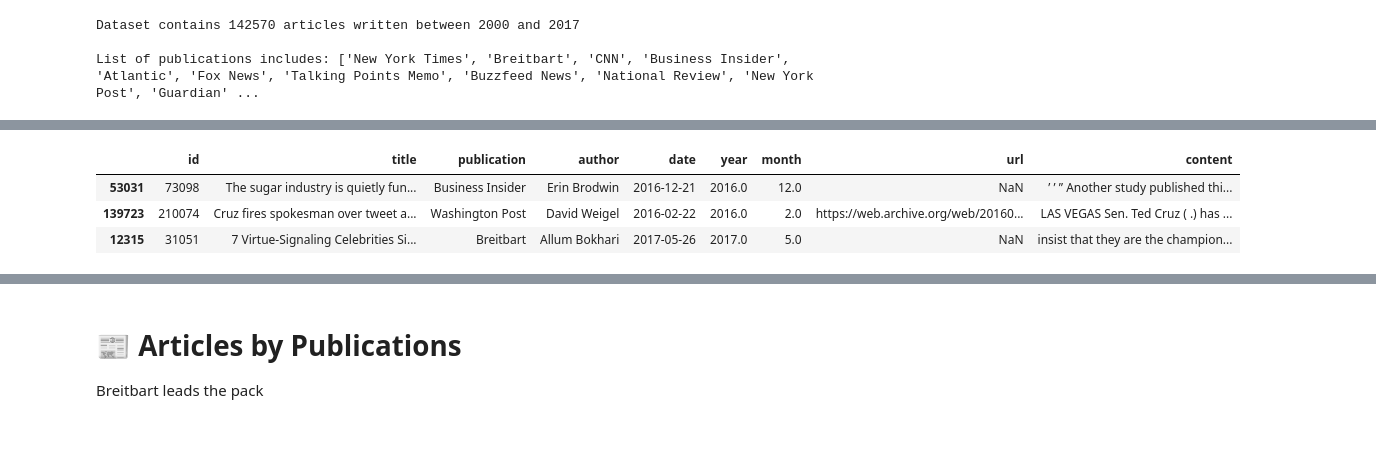
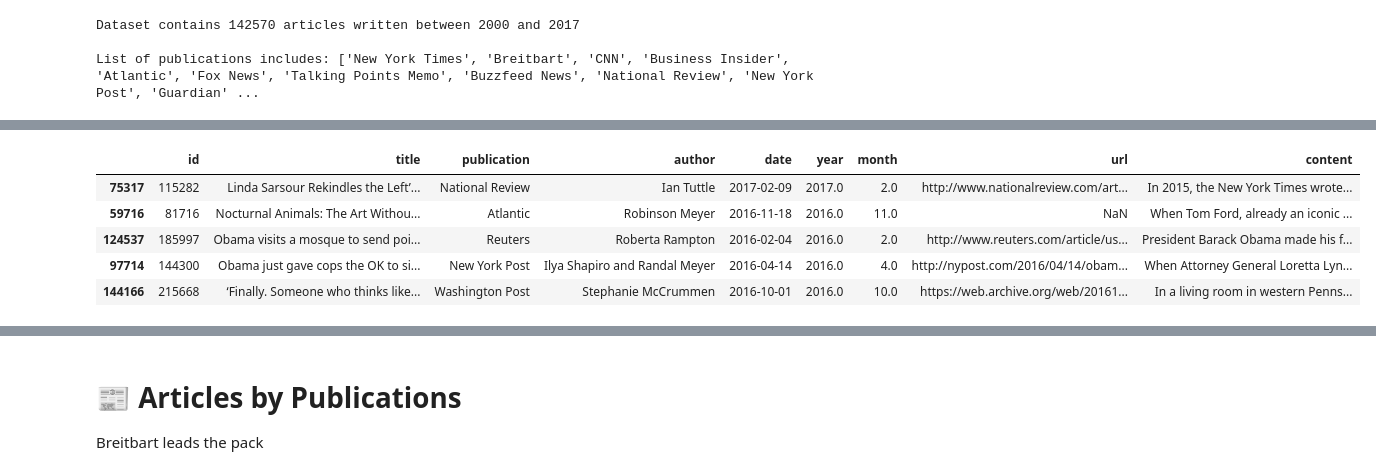
Before and after one commit to ValRCS/Digital_Discourse_ETH713_Fall_2020, a Jupyter notebook: analysis/news-outlets-climate-change.ipynb, the cells around one changed output, grey strips where cells are left out. Cells and saved outputs as stored; diff of their text form; code cells hidden in the pictures; blank space fills up the shorter version.

```diff
--- a/analysis/news-outlets-climate-change.ipynb
+++ b/analysis/news-outlets-climate-change.ipynb
@@ -32,7 +43,9 @@ List of publications includes: ['New York Times', 'Breitbart', 'CNN', 'Business
 # %%
-articles.sample(3)
+articles.sample(5)
 # %% [output]
 |  | id | title | publication | author | date | year | month | url | content |
-| 53031 | 73098 | The sugar industry is quietly fun... | Business Insider | Erin Brodwin | 2016-12-21 | 2016.0 | 12.0 | NaN | ’ ’ ” Another study published thi... |
-| 139723 | 210074 | Cruz fires spokesman over tweet a... | Washington Post | David Weigel | 2016-02-22 | 2016.0 | 2.0 | https://web.archive.org/web/20160... | LAS VEGAS Sen. Ted Cruz ( .) has ... |
-| 12315 | 31051 | 7 Virtue-Signaling Celebrities Si... | Breitbart | Allum Bokhari | 2017-05-26 | 2017.0 | 5.0 | NaN | insist that they are the champion... |
+| 75317 | 115282 | Linda Sarsour Rekindles the Left’... | National Review | Ian Tuttle | 2017-02-09 | 2017.0 | 2.0 | http://www.nationalreview.com/art... | In 2015, the New York Times wrote... |
+| 59716 | 81716 | Nocturnal Animals: The Art Withou... | Atlantic | Robinson Meyer | 2016-11-18 | 2016.0 | 11.0 | NaN | When Tom Ford, already an iconic ... |
+| 124537 | 185997 | Obama visits a mosque to send poi... | Reuters | Roberta Rampton | 2016-02-04 | 2016.0 | 2.0 | http://www.reuters.com/article/us... | President Barack Obama made his f... |
+| 97714 | 144300 | Obama just gave cops the OK to si... | New York Post | Ilya Shapiro and Randal Meyer | 2016-04-14 | 2016.0 | 4.0 | http://nypost.com/2016/04/14/obam... | When Attorney General Loretta Lyn... |
+| 144166 | 215668 | ‘Finally. Someone who thinks like... | Washington Post | Stephanie McCrummen | 2016-10-01 | 2016.0 | 10.0 | https://web.archive.org/web/20161... | In a living room in western Penns... |
```
Also changed, not shown: parts of 51 cells of this notebook, 1 other file.
